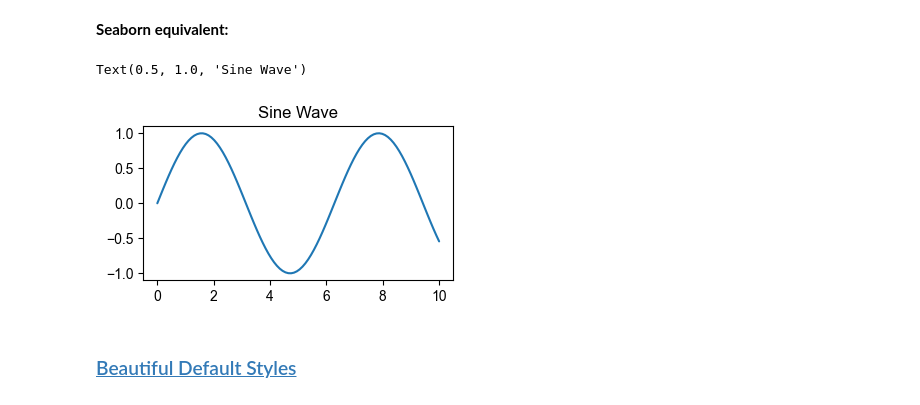
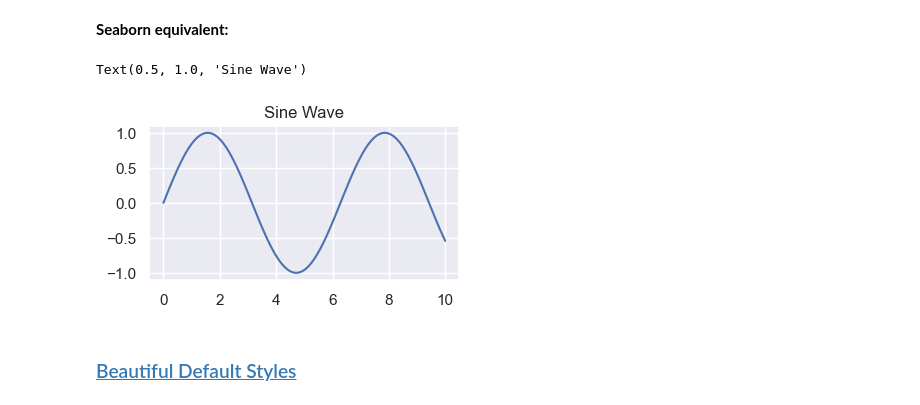
Before and after one commit to pytopia/Data-Visualization, a Jupyter notebook: Lectures/05 Getting Started with Seaborn/01 Introduction to Seaborn.ipynb, the cells around one changed output. Drawn from its saved outputs; the diff is of its cells as text; code cells hidden in the pictures.

```diff
--- a/Lectures/05 Getting Started with Seaborn/01 Introduction to Seaborn.ipynb
+++ b/Lectures/05 Getting Started with Seaborn/01 Introduction to Seaborn.ipynb
@@ -171,20 +171,18 @@ Text(0, 0.5, 'Y axis')
 # %% [markdown]
 **Seaborn equivalent:**
 # %%
-import seaborn as sns
-import numpy as np
+sns.set_theme(style="darkgrid")
 
 x = np.linspace(0, 10, 100)
 y = np.sin(x)
 
 # change figure size
 fig, ax = plt.subplots(figsize=(4, 2))
-sns.set_theme(style="darkgrid")
 sns.lineplot(x=x, y=y, ax=ax)
-plt.title('Sine Wave')
+ax.set_title('Sine Wave')
 # %% [output]
 Text(0.5, 1.0, 'Sine Wave')
-[figure, old version]
+[figure, new version]
 # %% [markdown]
 ### <a id='toc2_2_'></a>[Beautiful Default Styles](#toc0_)
 # %% [markdown]
```
Also changed, not shown: parts of 7 cells of this notebook.
